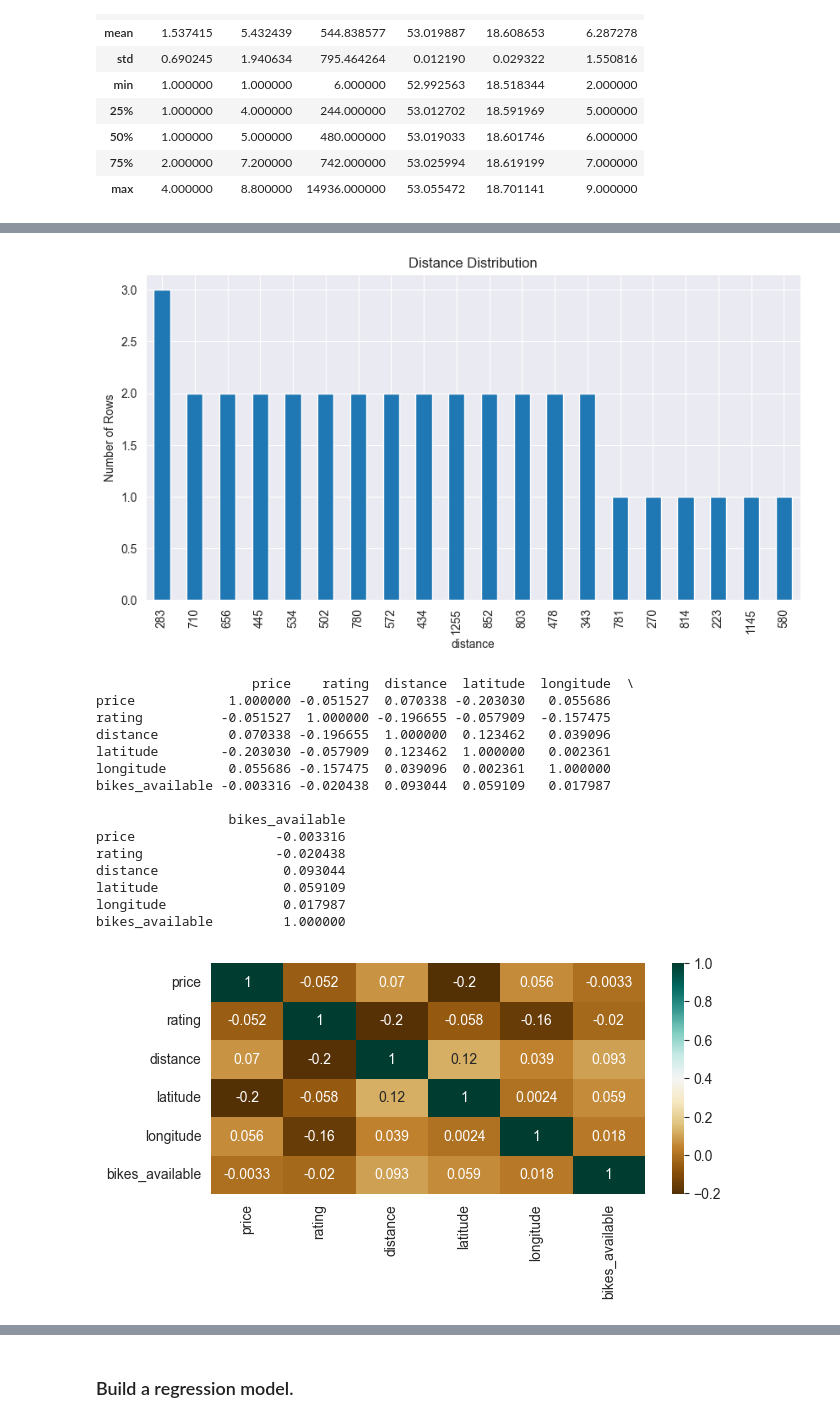
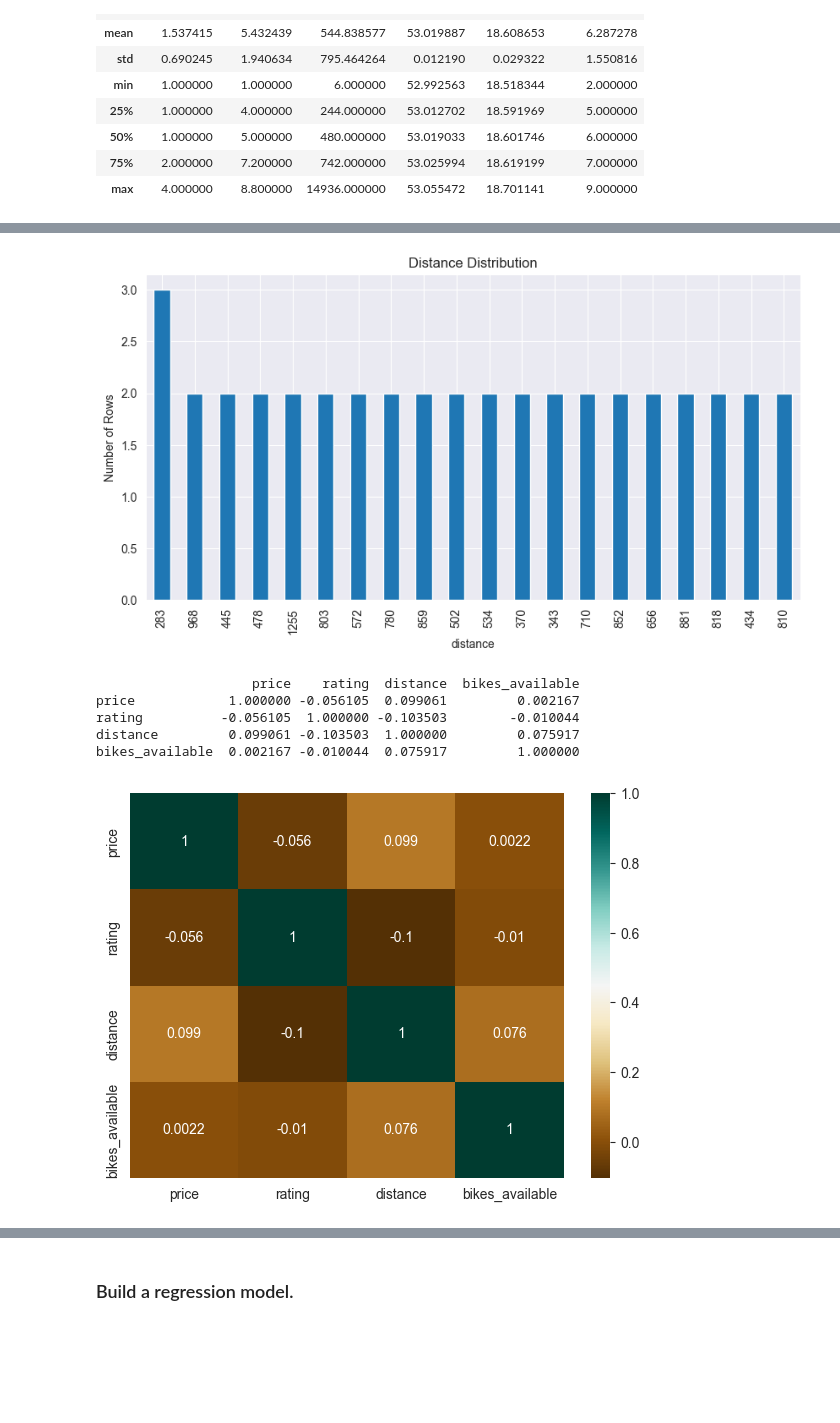
Before and after one commit to romansokolik/LHL-Final-Project-Statistical-Modelling-with-Python, a Jupyter notebook: notebooks/model_building.ipynb, the cells around one changed output, grey strips where cells are left out. Drawn from its saved outputs; the diff is of its cells as text; code cells hidden in the pictures; blank space fills up the shorter version.

```diff
--- a/notebooks/model_building.ipynb
+++ b/notebooks/model_building.ipynb
@@ -46,6 +46,6 @@ df.describe()
 | max | 4.000000 | 8.800000 | 14936.000000 | 53.055472 | 18.701141 | 9.000000 |
 # %%
 # 4. Dropping irrelevant columns
-df = df.drop(['name'], axis=1)
+df = df.drop(columns=['name', 'latitude', 'longitude'], axis=1)
 df.head()
 # %% [output]
@@ -188,30 +176,20 @@ plt.title("Distance Distribution")
 plt.ylabel('Number of Rows')
 plt.xlabel('distance');
 # %% [output]
-[figure, old version]
+[figure, new version]
 # %%
 # Heat Maps
-plt.figure(figsize=(7, 3))
+plt.figure(figsize=(7, 5))
 c = df.corr()
 sns.heatmap(c, cmap="BrBG", annot=True)
 print(c)
 # %% [output]
-                    price    rating  distance  latitude  longitude  \
-price            1.000000 -0.051527  0.070338 -0.203030   0.055686
-rating          -0.051527  1.000000 -0.196655 -0.057909  -0.157475
-distance         0.070338 -0.196655  1.000000  0.123462   0.039096
-latitude        -0.203030 -0.057909  0.123462  1.000000   0.002361
-longitude        0.055686 -0.157475  0.039096  0.002361   1.000000
-bikes_available -0.003316 -0.020438  0.093044  0.059109   0.017987
-
-                 bikes_available
-price                  -0.003316
-rating                 -0.020438
-distance                0.093044
-latitude                0.059109
-longitude               0.017987
-bikes_available         1.000000
+                    price    rating  distance  bikes_available
+price            1.000000 -0.056105  0.099061         0.002167
+rating          -0.056105  1.000000 -0.103503        -0.010044
+distance         0.099061 -0.103503  1.000000         0.075917
+bikes_available  0.002167 -0.010044  0.075917         1.000000
-[figure, old version]
+[figure, new version]
 # %%
 # Scatterplot
 fig, ax = plt.subplots(figsize=(8, 5))
```
Also changed, not shown: parts of 17 cells of this notebook.
